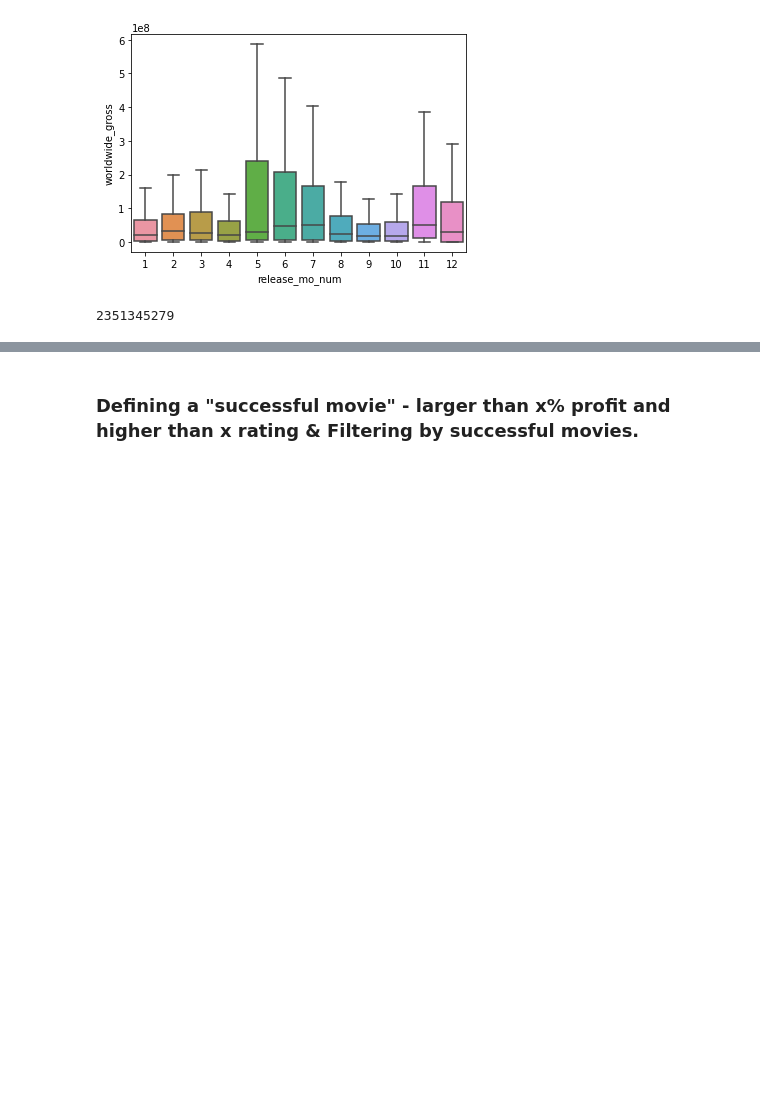
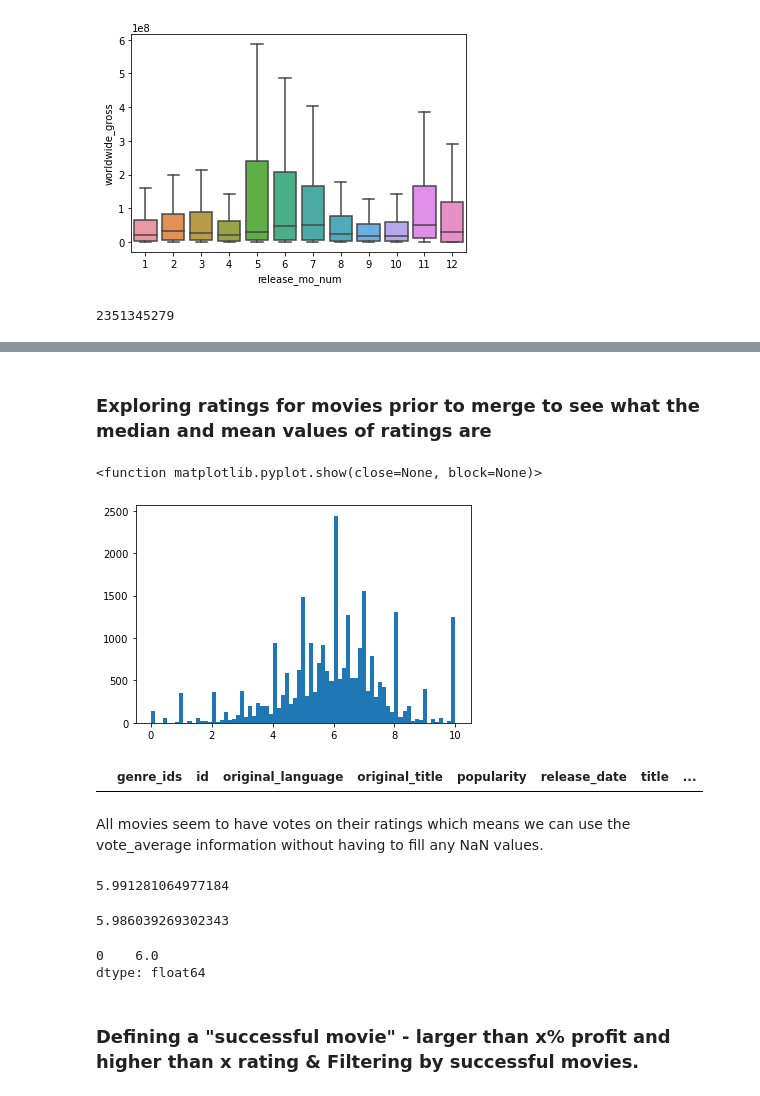
Before and after one commit to ebtezcan/dsc-phase-1-project, a Jupyter notebook: student.ipynb, the cells around one changed output, grey strips where cells are left out. Drawn from its saved outputs; the diff is of its cells as text; code cells hidden in the pictures; blank space fills up the shorter version.

```diff
--- a/student.ipynb
+++ b/student.ipynb
@@ -464,2 +468,30 @@ tn_movie_budgets[tn_movie_budgets['profit']==2351345279]
+# %% [markdown]
+### Exploring ratings for movies prior to merge to see what the median and mean values of ratings are
+# %%
+plt.hist(x=tmdb_movies['vote_average'], bins='auto')
+plt.show
+# %% [output]
+<function matplotlib.pyplot.show(close=None, block=None)>
+[figure, added]
+# %%
+tmdb_movies[tmdb_movies['vote_count']==0]
+# %% [output]
+|  | genre_ids | id | original_language | original_title | popularity | release_date | title | ... |
+# %% [markdown]
+All movies seem to have votes on their ratings which means we can use the vote_average information without having to fill any NaN values.
+# %%
+tmdb_movies['vote_average'].agg('mean')
+# %% [output]
+5.991281064977184
+# %%
+tt = tmdb_movies[tmdb_movies['release_year']>=2009]
+tt['vote_average'].agg('mean')
+# %% [output]
+5.986039269302343
+# %%
+tt['vote_average'].agg('mode')
+# %% [output]
+0    6.0
+dtype: float64
 # %% [markdown]
 ### Defining a "successful movie" - larger than x% profit and higher than x rating & Filtering by successful movies.
```
Also changed, not shown: parts of 28 cells of this notebook.
